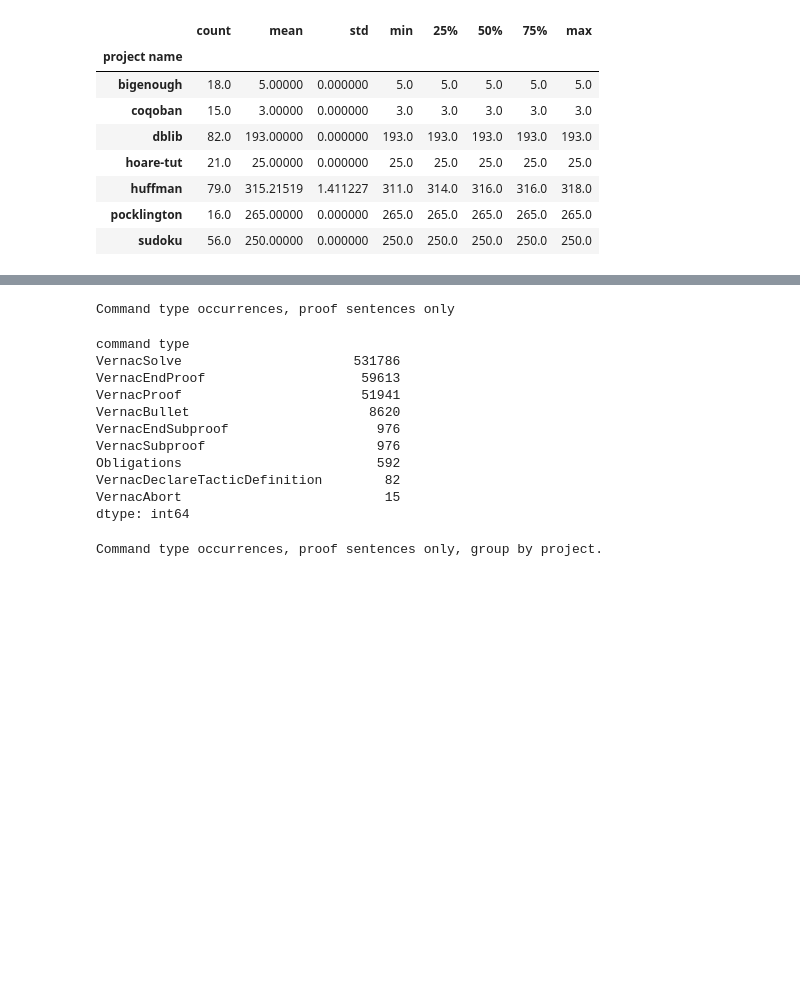
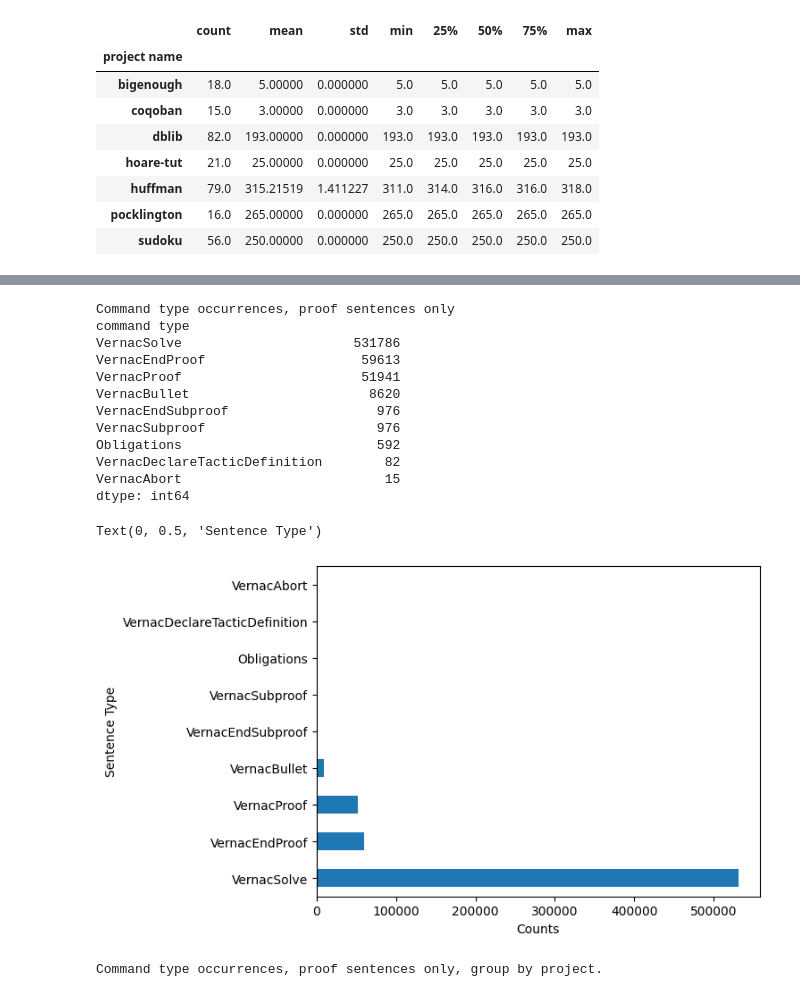
Before and after one commit to Radiance-Technologies/prism, a Jupyter notebook: scripts/data/analyze_cache_df.ipynb, the cells around one changed output, grey strips where cells are left out. Drawn from its saved outputs; the diff is of its cells as text; code cells hidden in the pictures; blank space fills up the shorter version.

```diff
--- a/scripts/data/analyze_cache_df.ipynb
+++ b/scripts/data/analyze_cache_df.ipynb
@@ -163,19 +164,25 @@ Command type occurrences grouped by project
 # %%
 print("Command type occurrences, proof sentences only")
-df_proofs_only.value_counts(subset="command type")
+barplot_series = df_proofs_only.value_counts(subset="command type")
+barplot_series.plot(kind="barh")
+print(barplot_series)
+plt.xlabel("Counts")
+plt.ylabel("Sentence Type")
 # %% [output]
 Command type occurrences, proof sentences only
+command type
+VernacSolve                      531786
+VernacEndProof                    59613
+VernacProof                       51941
+VernacBullet                       8620
+VernacEndSubproof                   976
+VernacSubproof                      976
+Obligations                         592
+VernacDeclareTacticDefinition        82
+VernacAbort                          15
+dtype: int64
-command type
-VernacSolve                      531786
-VernacEndProof                    59613
-VernacProof                       51941
-VernacBullet                       8620
-VernacEndSubproof                   976
-VernacSubproof                      976
-Obligations                         592
-VernacDeclareTacticDefinition        82
-VernacAbort                          15
-dtype: int64
+Text(0, 0.5, 'Sentence Type')
+[figure, added]
 # %%
 print("Command type occurrences, proof sentences only, group by project.")
 df_proofs_only.value_counts(subset=["project name", "commit hash", "coq version", "command type"]).groupby(["project name", "command type"]).describe()
```
Also changed, not shown: parts of 9 cells of this notebook.
